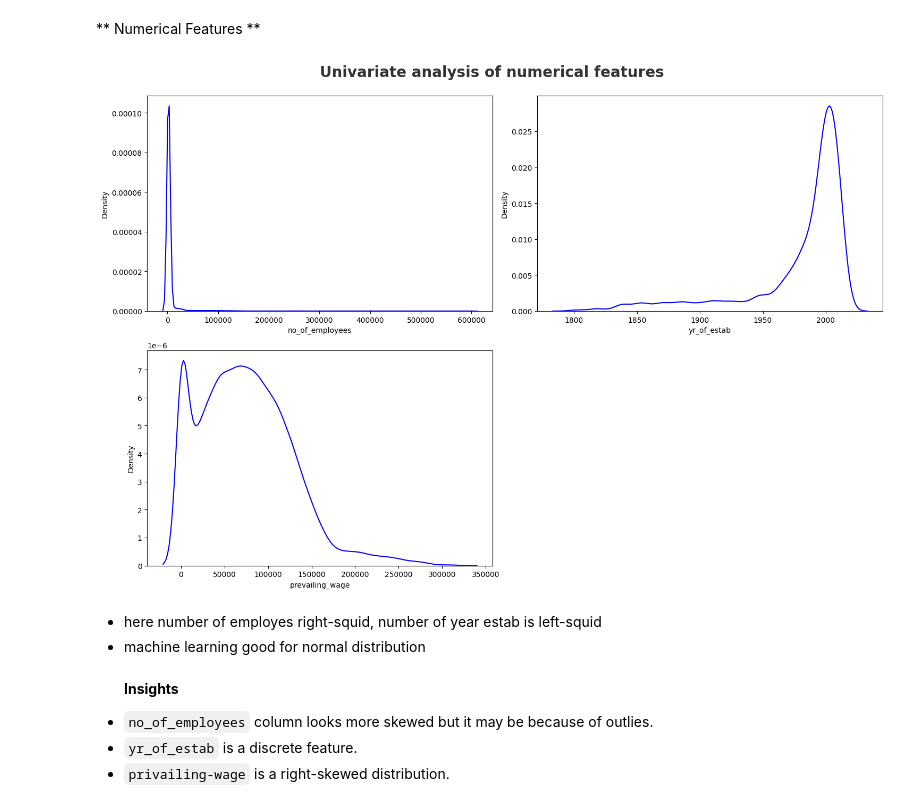
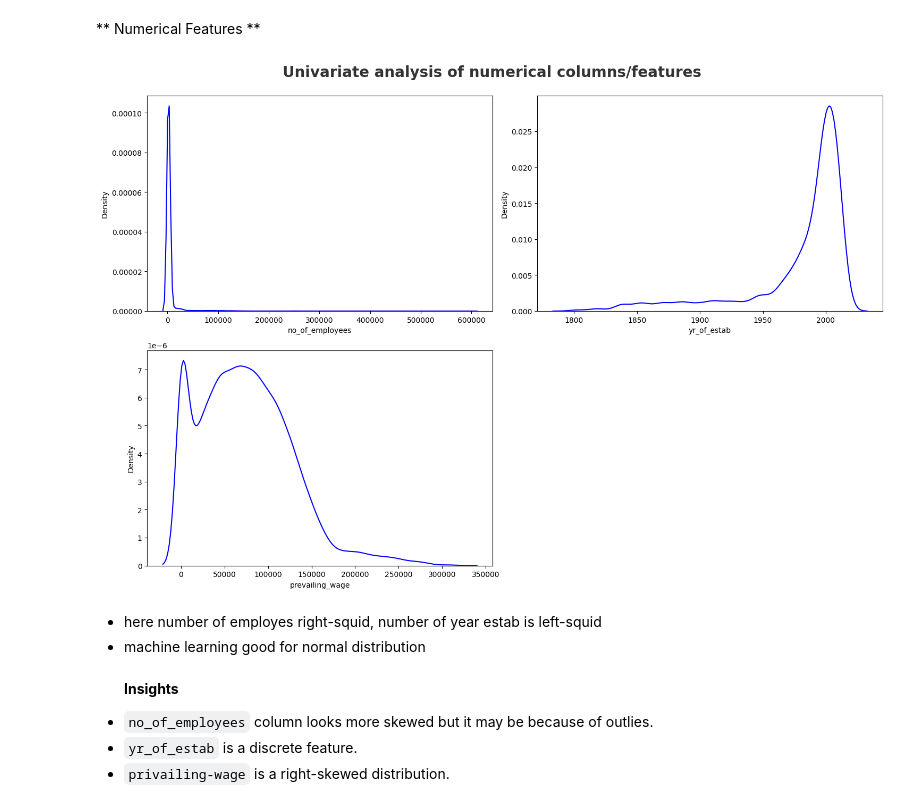
Before and after one commit to tamimystic/end-to-end-machine-learning-project-Visa-approval-prediction-, a Jupyter notebook: day3 agenda/EDA_US_visa.ipynb, the cells around one changed output. Saved outputs shown, nothing was run; the diff lists cells and outputs as text; code cells hidden in the pictures.

```diff
--- a/day3 agenda/EDA_US_visa.ipynb
+++ b/day3 agenda/EDA_US_visa.ipynb
@@ -134,14 +134,14 @@ Name: proportion, dtype: float64
 ** Numerical Features **
 # %%
 plt.figure(figsize=(15,10))
-plt.suptitle('Univariate analysis of numerical features', fontweight='bold', fontsize=20, alpha=0.8, y=1.)
+plt.suptitle('Univariate analysis of numerical columns/features', fontweight='bold', fontsize=20, alpha=0.8, y=1.)
 
 for i in range (0,len(numeric_features)):
     plt.subplot(2,2,i+1)
     sns.kdeplot(x=df[numeric_features[i]],color='blue')
     plt.tight_layout()
 # %% [output]
-[figure, old version]
+[figure, new version]
 # %% [markdown]
 * here number of employes right-squid, number of year estab is left-squid
 * machine learning good for normal distribution <br> <br>
```
Also changed, not shown: parts of 4 cells of this notebook.
